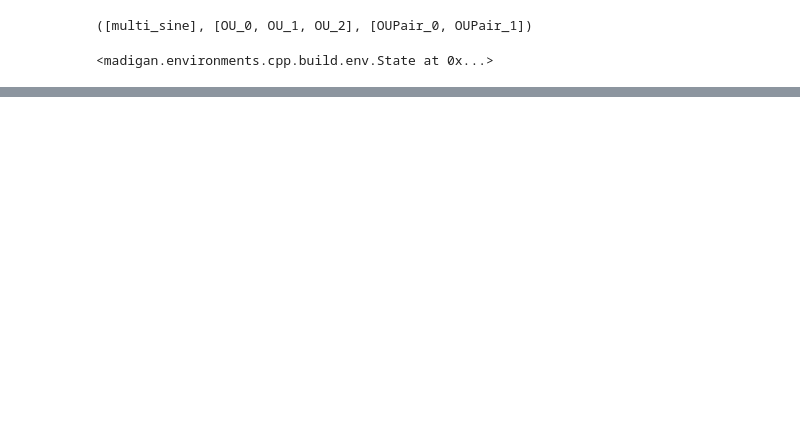
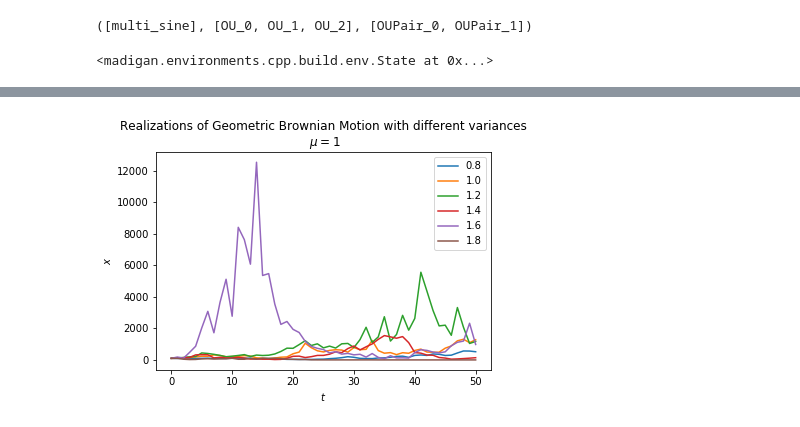
Before and after one commit to Hanwant/madigan, a Jupyter notebook: notebooks/OUPairSynth.ipynb, the cells around one changed output, grey strips where cells are left out. Drawn from its saved outputs; the diff is of its cells as text; code cells hidden in the pictures; blank space fills up the shorter version.

```diff
--- a/notebooks/OUPairSynth.ipynb
+++ b/notebooks/OUPairSynth.ipynb
@@ -85,0 +140,26 @@ NameError: name 'window_ou_pair' is not defined
+# %%
+mu = 1
+n = 50
+dt = 0.1
+x0 = 100
+# np.random.seed(1)
+
+sigma = np.arange(0.8, 2, 0.2)
+
+x = np.exp(
+    (mu - sigma ** 2 / 2) * dt
+    + sigma * np.random.normal(0, np.sqrt(dt), size=(len(sigma), n)).T
+)
+x = np.vstack([np.ones(len(sigma)), x])
+x = x0 * x.cumprod(axis=0)
+
+plt.plot(x)
+plt.legend(np.round(sigma, 2))
+plt.xlabel("$t$")
+plt.ylabel("$x$")
+plt.title(
+    "Realizations of Geometric Brownian Motion with different variances\n $\mu=1$"
+)
+plt.show()
+# %% [output]
+[figure, added]
```
Also changed, not shown: parts of 7 cells of this notebook, 2 other files.
